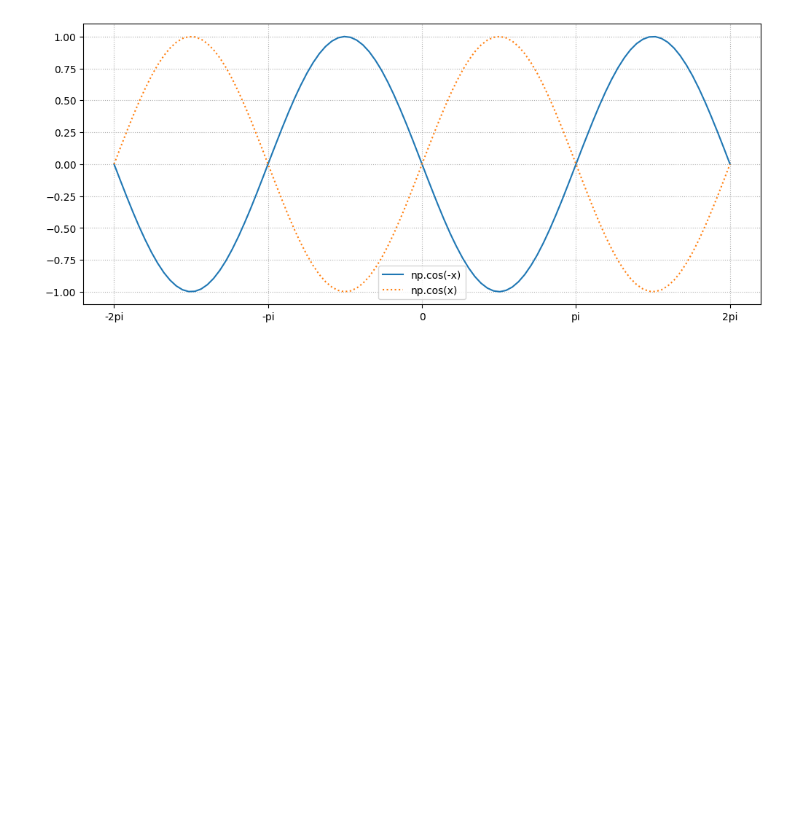
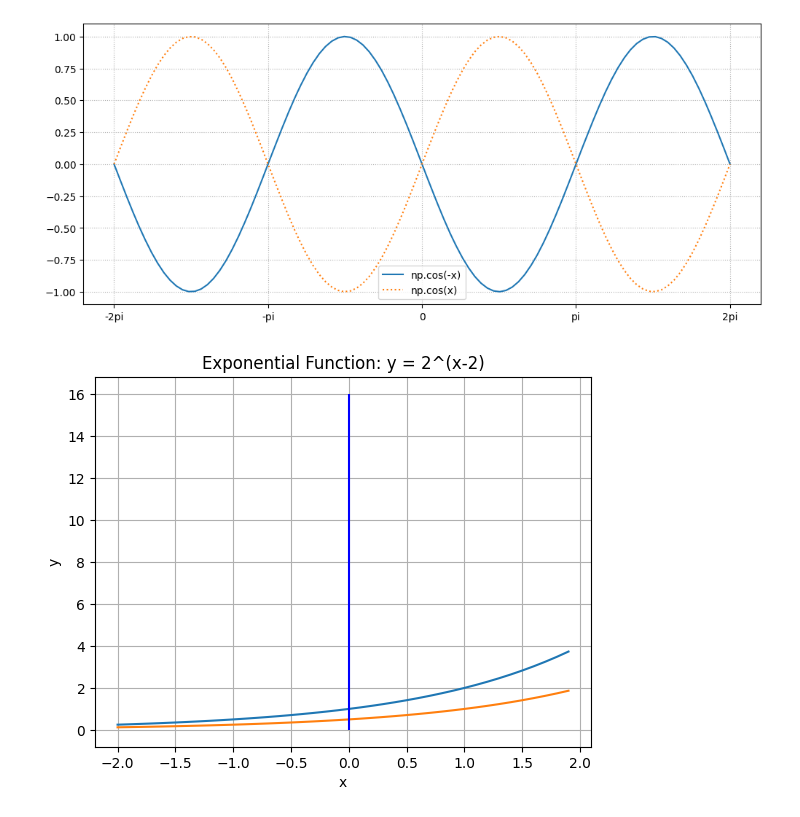
Before and after one commit to rmfpafls/sesac_python, a Jupyter notebook: numpy, matplotlib/numpy, matplotlib.ipynb, the cells around one changed output. Drawn from its saved outputs; the diff is of its cells as text; code cells hidden in the pictures; blank space fills up the shorter version.

```diff
--- a/numpy, matplotlib/numpy, matplotlib.ipynb
+++ b/numpy, matplotlib/numpy, matplotlib.ipynb
@@ -301,3 +301,28 @@ plt.legend()
 plt.show()
 # %% [output]
 [figure]
+# %%
+# x 값 범위 설정 (-2에서 2까지 0.1 간격으로 값 생성)
+x = np.arange(-2.0, 2.0, 0.1)
+
+# 지수 함수 y = e^x 계산
+y = 2**(x)
+y1 = 2**(x-1)
+
+# 그래프 그리기
+plt.plot(x, y, label = "2^x")
+plt.plot(x, y1, label = "2^(x-1)")
+
+# 그래프에 제목과 축 라벨 설정
+plt.title("Exponential Function: y = 2^(x-2)")
+plt.vlines(0, 0, 16, color = "b") # 가운데 선 긋기
+plt.xlabel("x")
+plt.ylabel("y")
+
+# 그리드 추가 (선택사항)
+plt.grid(True)
+
+# 그래프 보여주기
+plt.show()
+# %% [output]
+[figure, added]
```
Also changed, not shown: parts of 4 cells of this notebook.
